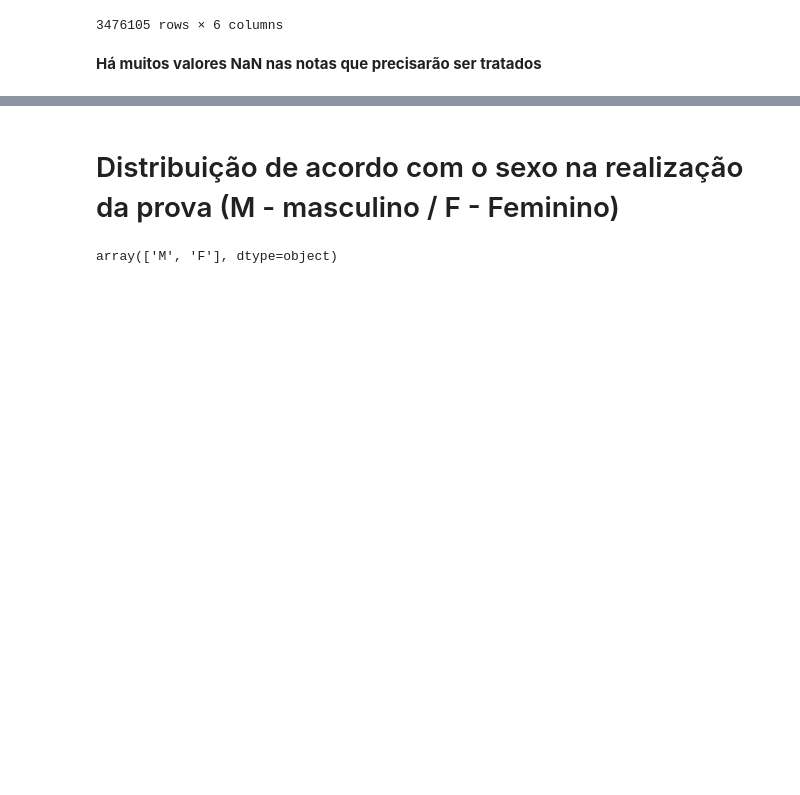
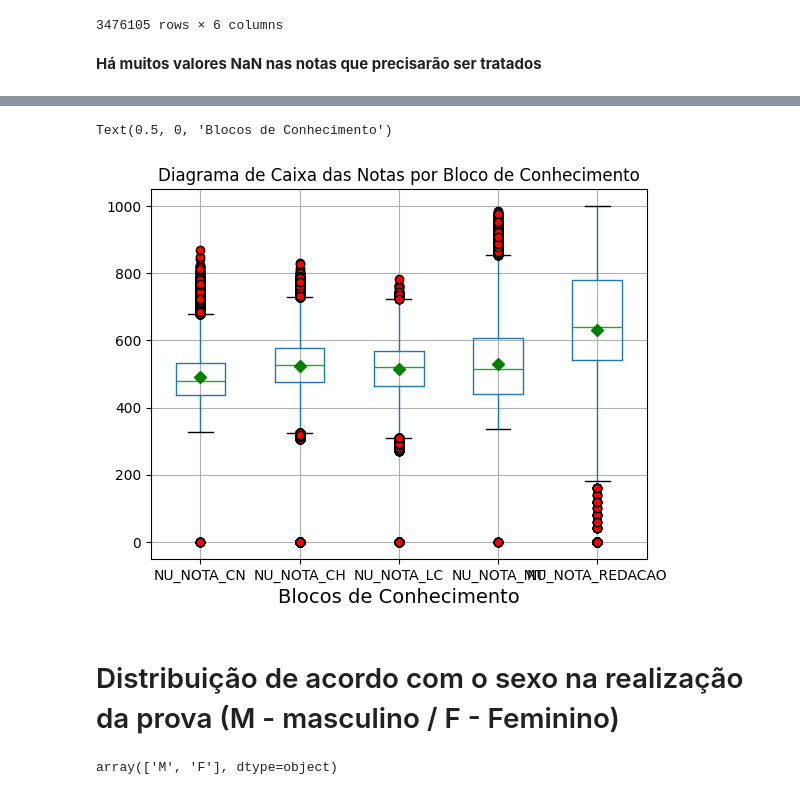
Before and after one commit to Grupo-B-Turma-2-Ada-VemSerTech/Projeto_Mod04_Ada_VemSerTech, a Jupyter notebook: Projeto.ipynb, the cells around one changed output, grey strips where cells are left out. Cells and saved outputs as stored; diff of their text form; code cells hidden in the pictures; blank space fills up the shorter version.

```diff
--- a/Projeto.ipynb
+++ b/Projeto.ipynb
@@ -321,3 +323,16 @@ plt.show()
+# %%
+plt.title("Diagrama de Caixa das Notas por Bloco de Conhecimento")
+#plt.boxplot(df_enem[notas], patch_artist=True, labels=['Ciencias Humanas','Linguagem e Código','Matemática','Redação'])
+#plt.show()
+red_circle = dict(markerfacecolor='red', marker='o')
+mean_shape = dict(markerfacecolor='green', marker='D', markeredgecolor='green')
+gboxplot = df_enem.boxplot(column = notas,
+                          flierprops=red_circle,showmeans=True, meanprops=mean_shape)
+
+gboxplot.set_xlabel('Blocos de Conhecimento', fontsize=14)
+# %% [output]
+Text(0.5, 0, 'Blocos de Conhecimento')
+[figure, added]
 # %% [markdown]
 # Distribuição de acordo com o sexo na realização da prova (M - masculino / F - Feminino)
 # %%
```
Also changed, not shown: parts of 8 cells of this notebook, 6 other files.
